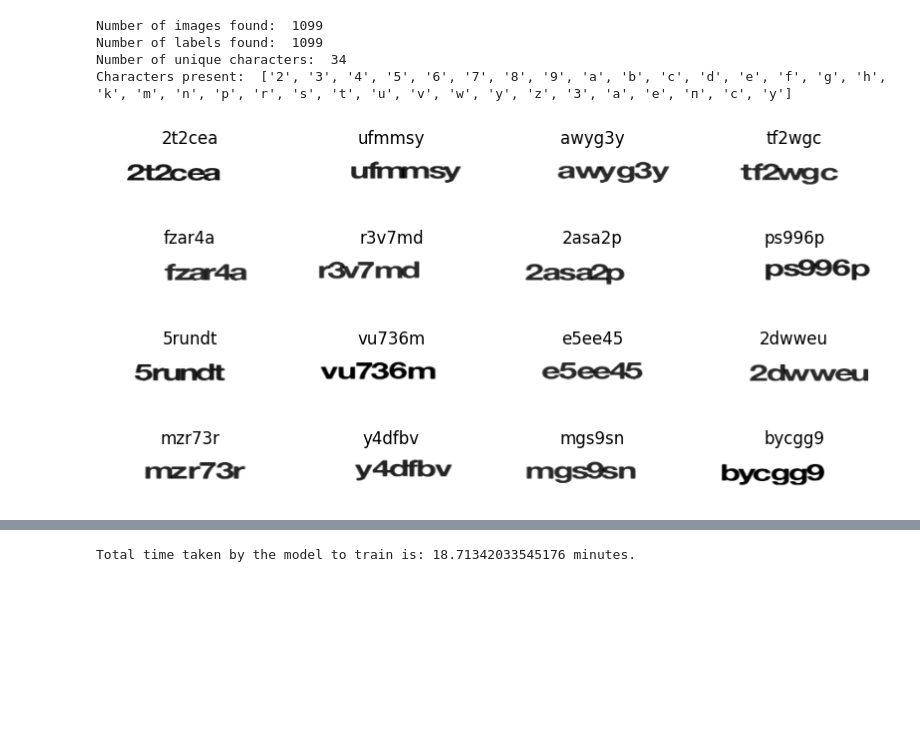
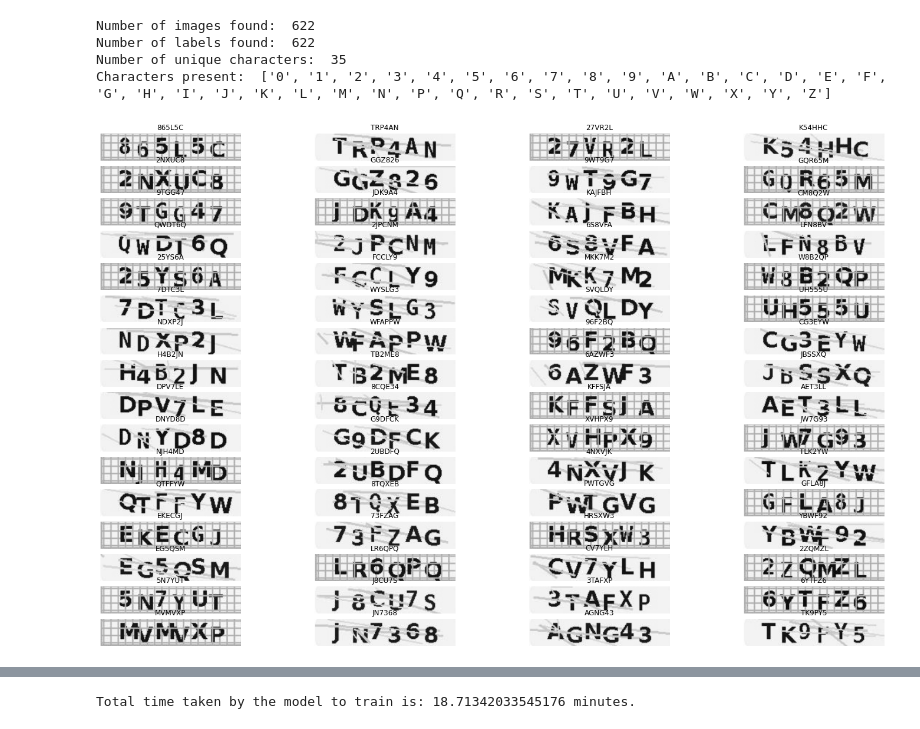
Before and after one commit to samik3301/CaptchaCrypt, a Jupyter notebook: keras_implementation.ipynb, the cells around one changed output, grey strips where cells are left out. Drawn from its saved outputs; the diff is of its cells as text; code cells hidden in the pictures; blank space fills up the shorter version.

```diff
--- a/keras_implementation.ipynb
+++ b/keras_implementation.ipynb
@@ -12,7 +12,7 @@ from tensorflow.keras import layers
 # %%
 #configurations
 # Path to the data directory
-data_dir = Path("data/indiagov_captchas_ultimate") #captcha dataset path
+data_dir = Path("data/vtop_captchas") #captcha dataset path
 
 # Get list of all the images
 images = sorted(list(map(str, list(data_dir.glob("*.png")))))
@@ -26,10 +26,10 @@ print("Number of unique characters: ", len(characters))
 print("Characters present: ", characters)
 
 # Batch size for training and validation
-batch_size = 16
+batch_size = 64
 
 # Desired image dimensions
-img_width = 200
+img_width = 260 # vtop
 img_height = 50
 
 # Factor by which the image is going to be downsampled by the convolutional blocks.
@@ -40,10 +40,10 @@ downsample_factor = 4
 # Maximum length of any captcha in the dataset
 max_length = max([len(label) for label in labels])
 # %% [output]
-Number of images found:  1099
-Number of labels found:  1099
-Number of unique characters:  34
-Characters present:  ['2', '3', '4', '5', '6', '7', '8', '9', 'a', 'b', 'c', 'd', 'e', 'f', 'g', 'h', 'k', 'm', 'n', 'p', 'r', 's', 't', 'u', 'v', 'w', 'y', 'z', 'З', 'а', 'е', 'п', 'с', 'у']
+Number of images found:  622
+Number of labels found:  622
+Number of unique characters:  35
+Characters present:  ['0', '1', '2', '3', '4', '5', '6', '7', '8', '9', 'A', 'B', 'C', 'D', 'E', 'F', 'G', 'H', 'I', 'J', 'K', 'L', 'M', 'N', 'P', 'Q', 'R', 'S', 'T', 'U', 'V', 'W', 'X', 'Y', 'Z']
 # %%
 #Preprocessing the data
 
@@ -59,7 +59,7 @@ num_to_char = layers.StringLookup(
 )
 
 
-def split_data(images, labels, train_size=0.9, shuffle=True):
+def split_data(images, labels, train_size=0.75, shuffle=True):
     # 1. Get the total size of the dataset
     size = len(images)
     # 2. Make an indices array and shuffle it, if required
@@ -118,19 +118,19 @@ validation_dataset = (
 # %%
 #Visualizing the data
 
-_, ax = plt.subplots(4, 4, figsize=(10, 5))
+_, ax = plt.subplots(16, 4, figsize=(25, 16))
 for batch in train_dataset.take(1):
     images = batch["image"]
     labels = batch["label"]
-    for i in range(16):
+    for i in range(64):
         img = (images[i] * 255).numpy().astype("uint8")
         label = tf.strings.reduce_join(num_to_char(labels[i])).numpy().decode("utf-8")
         ax[i // 4, i % 4].imshow(img[:, :, 0].T, cmap="gray")
         ax[i // 4, i % 4].set_title(label)
         ax[i // 4, i % 4].axis("off")
 plt.show()
 # %% [output]
-[figure, old version]
+[figure, new version]
 # %%
 # CNN-RNN-CTC Loss model
 class CTCLayer(layers.Layer):
```
Also changed, not shown: parts of 5 cells of this notebook.
